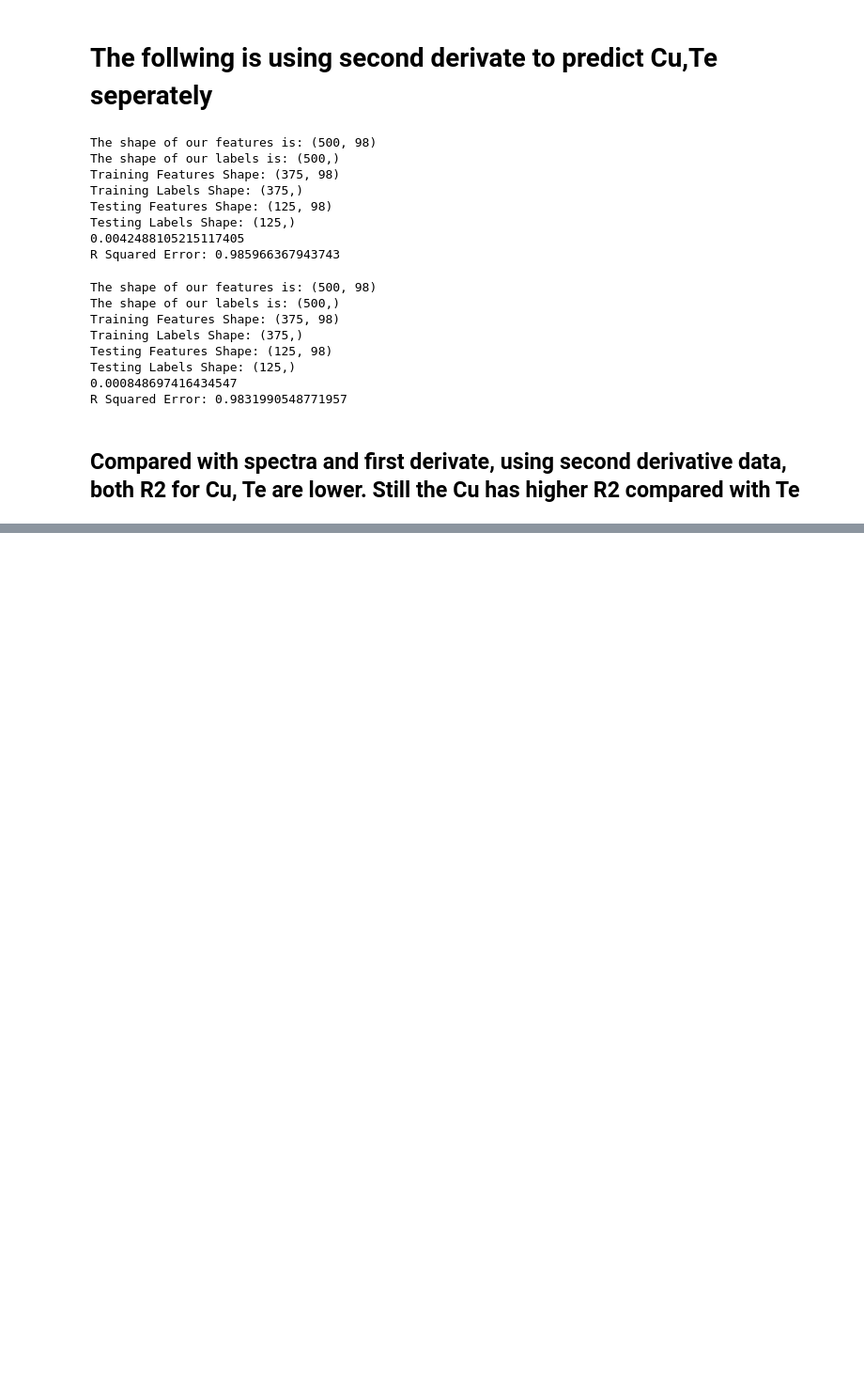
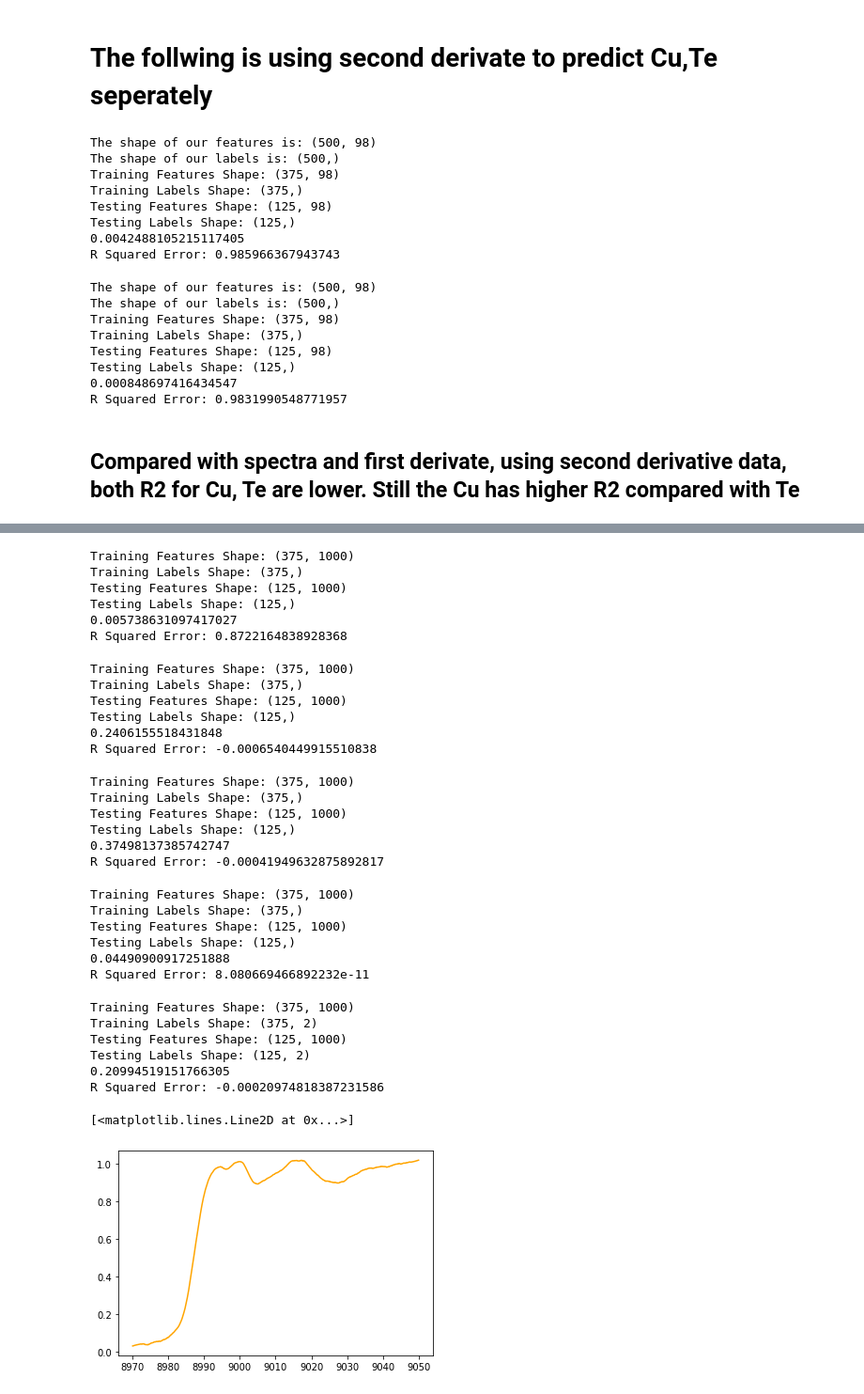
Before and after one commit to PredictXANES/XANES_Capstone, a Jupyter notebook: examples/GPR_predict_atom_number.ipynb, the cells around one changed output, grey strips where cells are left out. Shown at 94% size. Saved outputs shown, nothing was run; the diff lists cells and outputs as text; code cells hidden in the pictures; blank space fills up the shorter version.

```diff
--- a/examples/GPR_predict_atom_number.ipynb
+++ b/examples/GPR_predict_atom_number.ipynb
@@ -452,0 +532,28 @@ R Squared Error: 0.9831990548771957
+# %%
+def add_noise_to_averaged_spectra_df_return_smooth(df):
+    '''
+    pre: df should have columns named "Mu1" to "Mu100"
+    add noise to the spectra, np.random.normal(0,0.015,1000)
+    post:return the np.array, each spectra after smooth mu value;
+    '''
+    if 'Mu1' in df.columns:
+        features=np.array(df.loc[:,'Mu1':'Mu100'])
+    else:
+        features=np.array(df)
+
+    xs = np.linspace(8970, 9050, 1000)
+    energies = np.linspace(8970, 9050, 100)
+    smooth=np.array([])
+    for i in range(features.shape[0]):
+        s1 = UnivariateSpline(energies, features[i], s=0)
+        y1 = s1(xs) # generate a line with 1000 data, the amount of data depend on the xs num the third parameter
+        noise = np.random.normal(0,0.015,1000)
+        y2 = y1+ noise
+        ysmooth = savgol_filter(y2, 51, 2)
+        smooth = np.concatenate((smooth,ysmooth),axis=0)
+
+    # return the smooth spectra np.array
+    after_smooth=smooth.reshape(len(df.index),1000)
+    return after_smooth
+# %%
+after_smooth_10000=add_noise_to_averaged_spectra_df_return_smooth(df[:500])
@@ -452,0 +721,50 @@ R Squared Error: 0.9831990548771957
+# %%
+GPR_get_CN(features = dmu1, labels = np.array(df[:500]['Num Te']))
+# %% [output]
+Training Features Shape: (375, 1000)
+Training Labels Shape: (375,)
+Testing Features Shape: (125, 1000)
+Testing Labels Shape: (125,)
+0.005738631097417027
+R Squared Error: 0.8722164838928368
+# %%
+GPR_get_CN(features = dmu2, labels = np.array(df[:500]['CN']))
+# %% [output]
+Training Features Shape: (375, 1000)
+Training Labels Shape: (375,)
+Testing Features Shape: (125, 1000)
+Testing Labels Shape: (125,)
+0.2406155518431848
+R Squared Error: -0.0006540449915510838
+# %%
+GPR_get_CN(features = dmu2, labels = np.array(df[:500]['Num Cu']))
+# %% [output]
+Training Features Shape: (375, 1000)
+Training Labels Shape: (375,)
+Testing Features Shape: (125, 1000)
+Testing Labels Shape: (125,)
+0.37498137385742747
+R Squared Error: -0.00041949632875892817
+# %%
+GPR_get_CN(features = dmu2, labels = np.array(df[:500]['Num Te']))
+# %% [output]
+Training Features Shape: (375, 1000)
+Training Labels Shape: (375,)
+Testing Features Shape: (125, 1000)
+Testing Labels Shape: (125,)
+0.04490900917251888
+R Squared Error: 8.080669466892232e-11
+# %%
+GPR_get_CN(features = dmu2, labels = np.array(df[:500].loc[:,'Num Cu':'Num Te']))
+# %% [output]
+Training Features Shape: (375, 1000)
+Training Labels Shape: (375, 2)
+Testing Features Shape: (125, 1000)
+Testing Labels Shape: (125, 2)
+0.20994519151766305
+R Squared Error: -0.00020974818387231586
+# %%
+plt.plot(xs,after_smooth_10000[0],color = 'orange')
+# %% [output]
+[<matplotlib.lines.Line2D at 0x...>]
+[figure, added]
```
Also changed, not shown: parts of 46 cells of this notebook, 1 other file.
